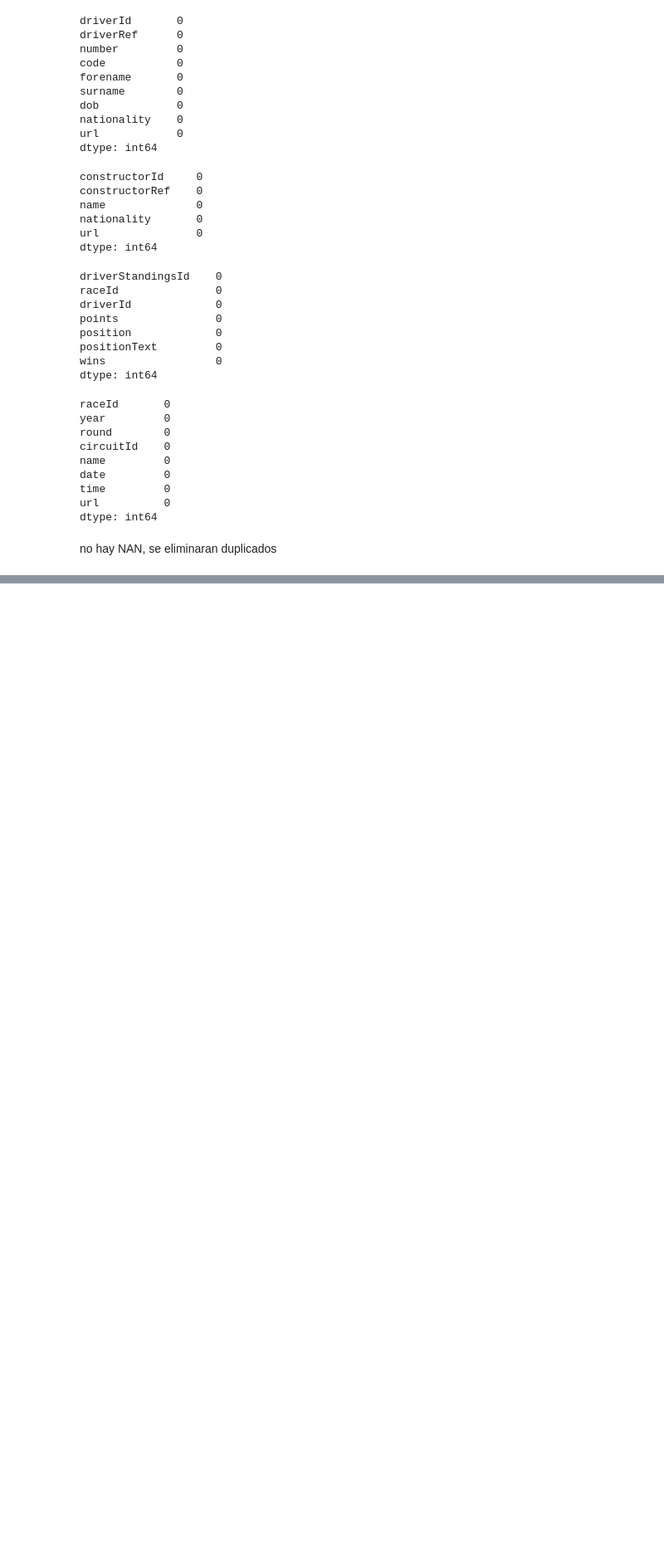
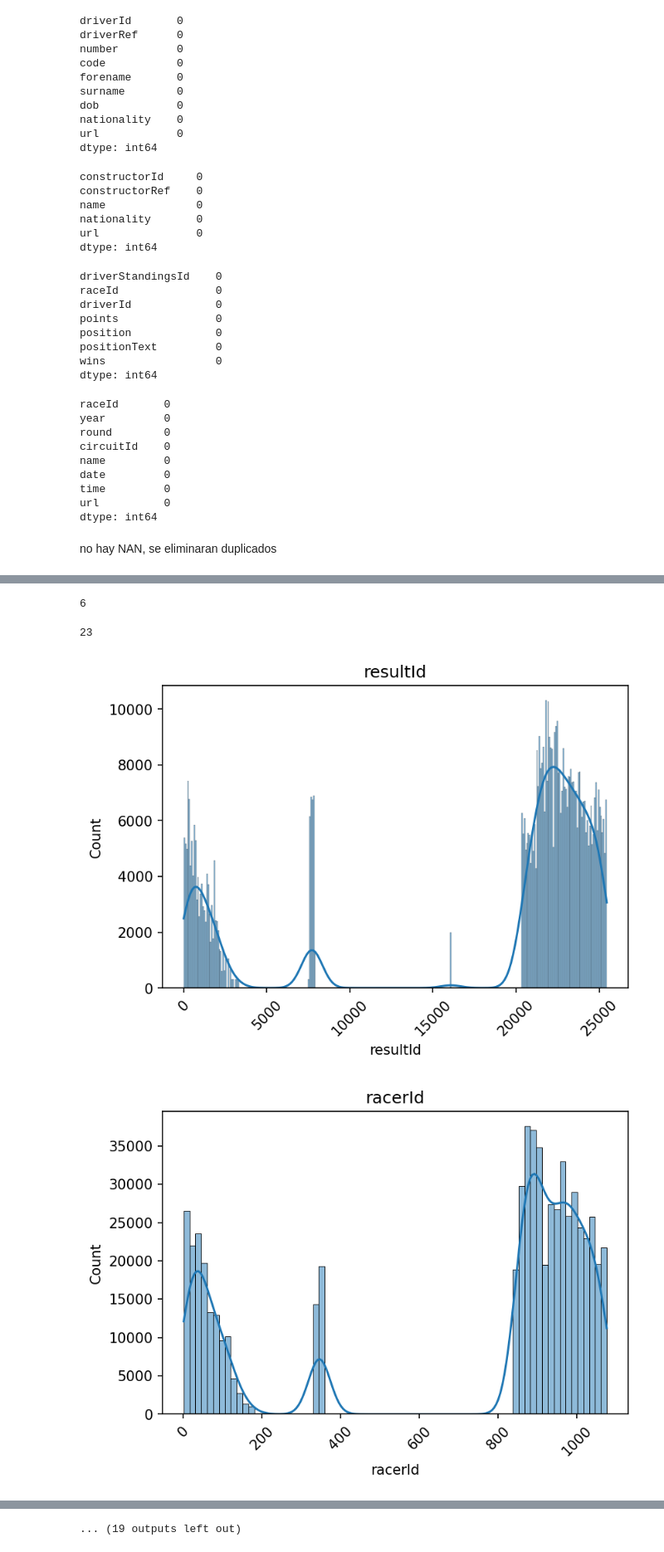
Before and after one commit to Elmatinho/F1_ML_classifier, a Jupyter notebook: Jupyter/F1_classifier.ipynb, the cells around one changed output, grey strips where cells are left out. Shown at 83% size. Cells and saved outputs as stored; diff of their text form; code cells hidden in the pictures; blank space fills up the shorter version.

```diff
--- a/Jupyter/F1_classifier.ipynb
+++ b/Jupyter/F1_classifier.ipynb
@@ -212,0 +542,2 @@ races.drop_duplicates(inplace=True)
+# %%
+df.drop('driver_num',1,inplace=True)
@@ -212,0 +564,4 @@ races.drop_duplicates(inplace=True)
+# %%
+df[['rank','fastestLap']] = df[['rank','fastestLap']].fillna(0)
+df['max_speed']= df['max_speed'].fillna(df['max_speed'].mean())
+df['number'] = df['number'].fillna(0)
@@ -212,0 +618,13 @@ races.drop_duplicates(inplace=True)
+# %%
+len(cat)
+# %% [output]
+6
+# %%
+len(num)
+# %% [output]
+23
+# %%
+graf_automaticos(df)
+# %% [output]
+[figure, added]
+[figure, added]
@@ -212,0 +641 @@ races.drop_duplicates(inplace=True)
+... (19 outputs left out)
```
Also changed, not shown: parts of 53 cells of this notebook.
